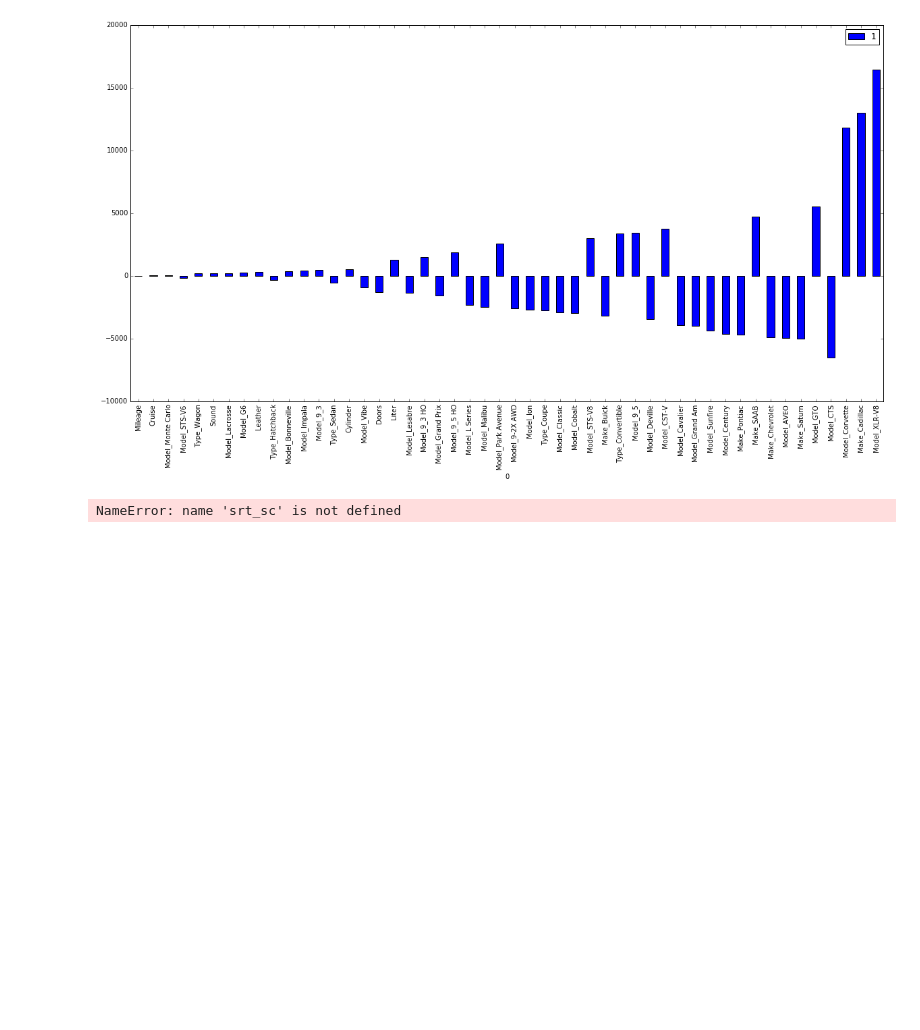
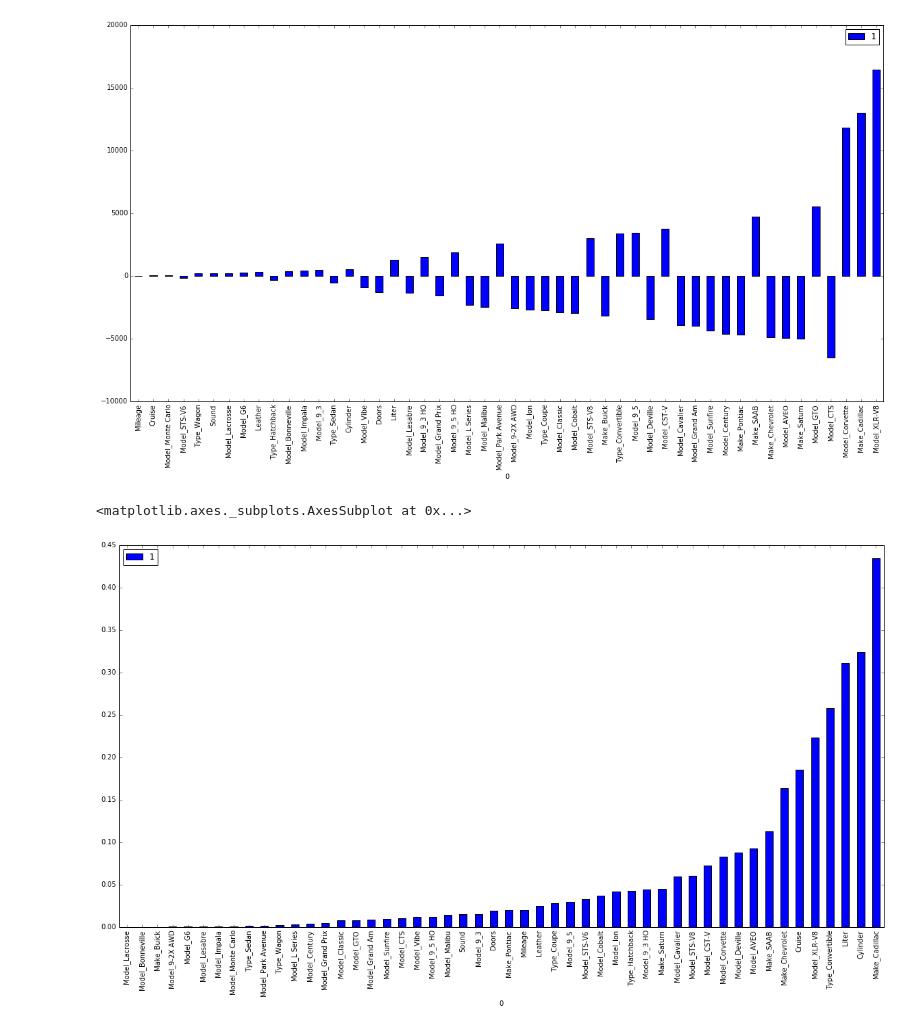
Before and after one commit to nathanrogers18/car-worth-linear-regression, a Jupyter notebook: car-worth.ipynb, the cells around one changed output. Cells and saved outputs as stored; diff of their text form; code cells hidden in the pictures; blank space fills up the shorter version.

```diff
--- a/car-worth.ipynb
+++ b/car-worth.ipynb
@@ -145,15 +145,16 @@ coefs.plot.bar(figsize=(20,10))
 # %%
 scores = []
 for feature in features:
     dummy_regr = linear_model.LinearRegression()
     dummy_fit = dummy_regr.fit(cars_dummy[[feature]], cars_dummy['Price'])
     score = dummy_regr.score(cars_dummy[[feature]], cars_dummy['Price'])
     scores.append(score)
 
 sorted_scores = sorted(list(zip(features, scores)), key=lambda x: x[1])
 
-r2 = pd.DataFrame(srt_sc)
+r2 = pd.DataFrame(sorted_scores)
 r2 = r2.set_index(0)
 r2.plot.bar(figsize=(20,10))
 # %% [output]
-NameError: name 'srt_sc' is not defined
+<matplotlib.axes._subplots.AxesSubplot at 0x...>
+[figure, added]
```
Also changed, not shown: 1 other file.
